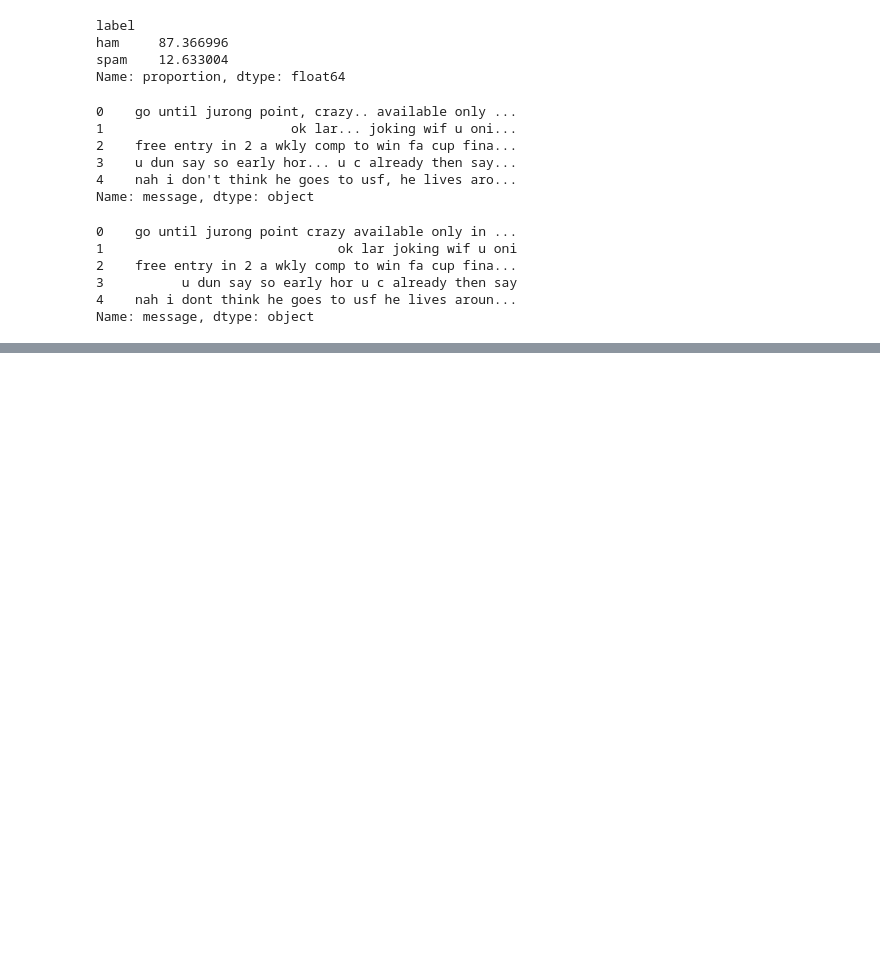
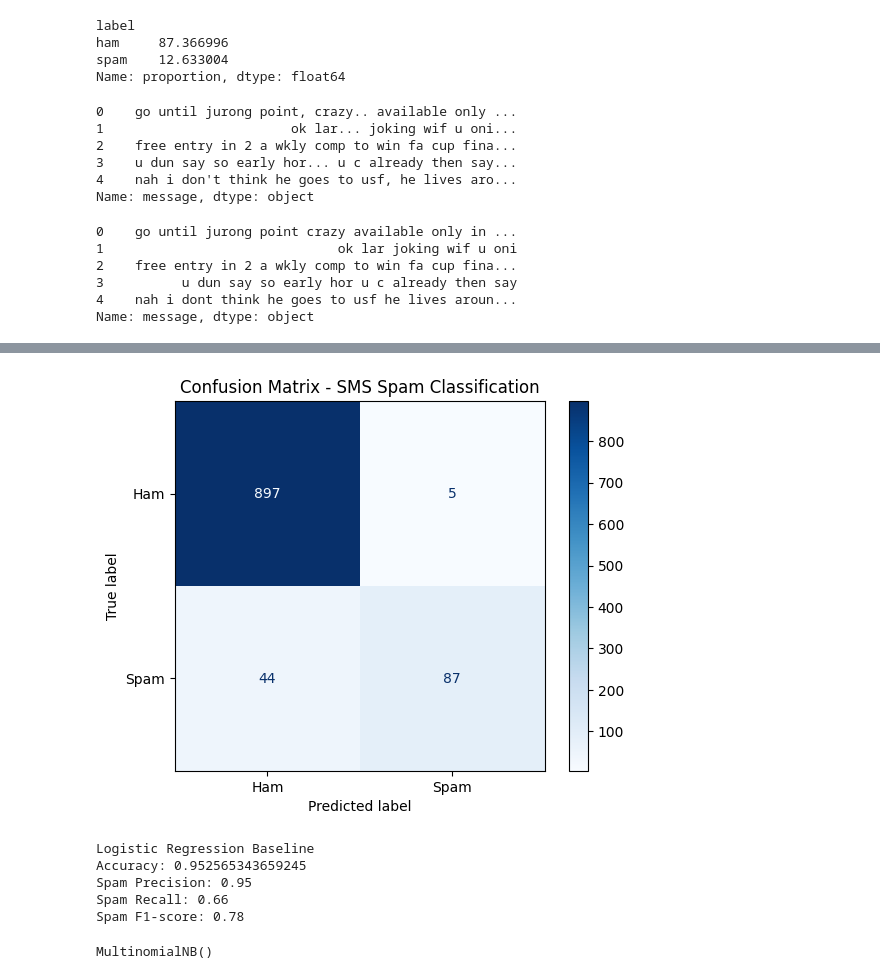
Before and after one commit to AnweshaS25/AI_Research_Tool, a Jupyter notebook: sms-dataset.ipynb, the cells around one changed output, grey strips where cells are left out. Saved outputs shown, nothing was run; the diff lists cells and outputs as text; code cells hidden in the pictures; blank space fills up the shorter version.

```diff
--- a/sms-dataset.ipynb
+++ b/sms-dataset.ipynb
@@ -220,0 +319,8 @@ Name: message, dtype: object
+# %%
+# Learn TF-IDF information from the training data and convert training messages into numerical features
+
+X_train_tfidf = tfidf.fit_transform(X_train)
+# %%
+# Convert the test SMS messages into TF-IDF numerical features using the vocabulary/statistics already learned from the training data
+
+X_test_tfidf = tfidf.transform(X_test)
@@ -220,0 +335,11 @@ Name: message, dtype: object
+# %%
+from sklearn.linear_model import LogisticRegression
+
+# Create the Logistic Regression model
+model = LogisticRegression()
+
+# Train the model using the TF-IDF training data and their labels
+model.fit(X_train_tfidf, y_train)
+
+
+#The model learns patterns in the TF-IDF features that help distinguish ham messages from spam messages.
@@ -220,0 +348,6 @@ Name: message, dtype: object
+# %%
+# Predict the labels for the test messages
+y_pred = model.predict(X_test_tfidf)
+
+# Display the first 10 predictions
+print(y_pred[:10])
@@ -220,0 +380,48 @@ Name: message, dtype: object
+# %%
+from sklearn.metrics import ConfusionMatrixDisplay
+import matplotlib.pyplot as plt
+
+# Create and display the confusion matrix
+ConfusionMatrixDisplay.from_predictions(
+    y_test,
+    y_pred,
+    display_labels=['Ham', 'Spam'],
+    cmap='Blues'
+)
+
+# Add a title to the confusion matrix
+plt.title("Confusion Matrix - SMS Spam Classification")
+
+# Display the plot
+plt.show()
+# %% [output]
+[figure, added]
+# %%
+# Store the Logistic Regression results as our baseline
+baseline_accuracy = accuracy
+baseline_spam_precision = 0.95
+baseline_spam_recall = 0.66
+baseline_spam_f1 = 0.78
+
+# Display the baseline results
+print("Logistic Regression Baseline")
+print("Accuracy:", baseline_accuracy)
+print("Spam Precision:", baseline_spam_precision)
+print("Spam Recall:", baseline_spam_recall)
+print("Spam F1-score:", baseline_spam_f1)
+# %% [output]
+Logistic Regression Baseline
+Accuracy: 0.952565343659245
+Spam Precision: 0.95
+Spam Recall: 0.66
+Spam F1-score: 0.78
+# %%
+from sklearn.naive_bayes import MultinomialNB
+
+# Create the Multinomial Naive Bayes model
+nb_model = MultinomialNB()
+
+# Train the model using the TF-IDF training data
+nb_model.fit(X_train_tfidf, y_train)
+# %% [output]
+MultinomialNB()
```
Also changed, not shown: parts of 26 cells of this notebook.
